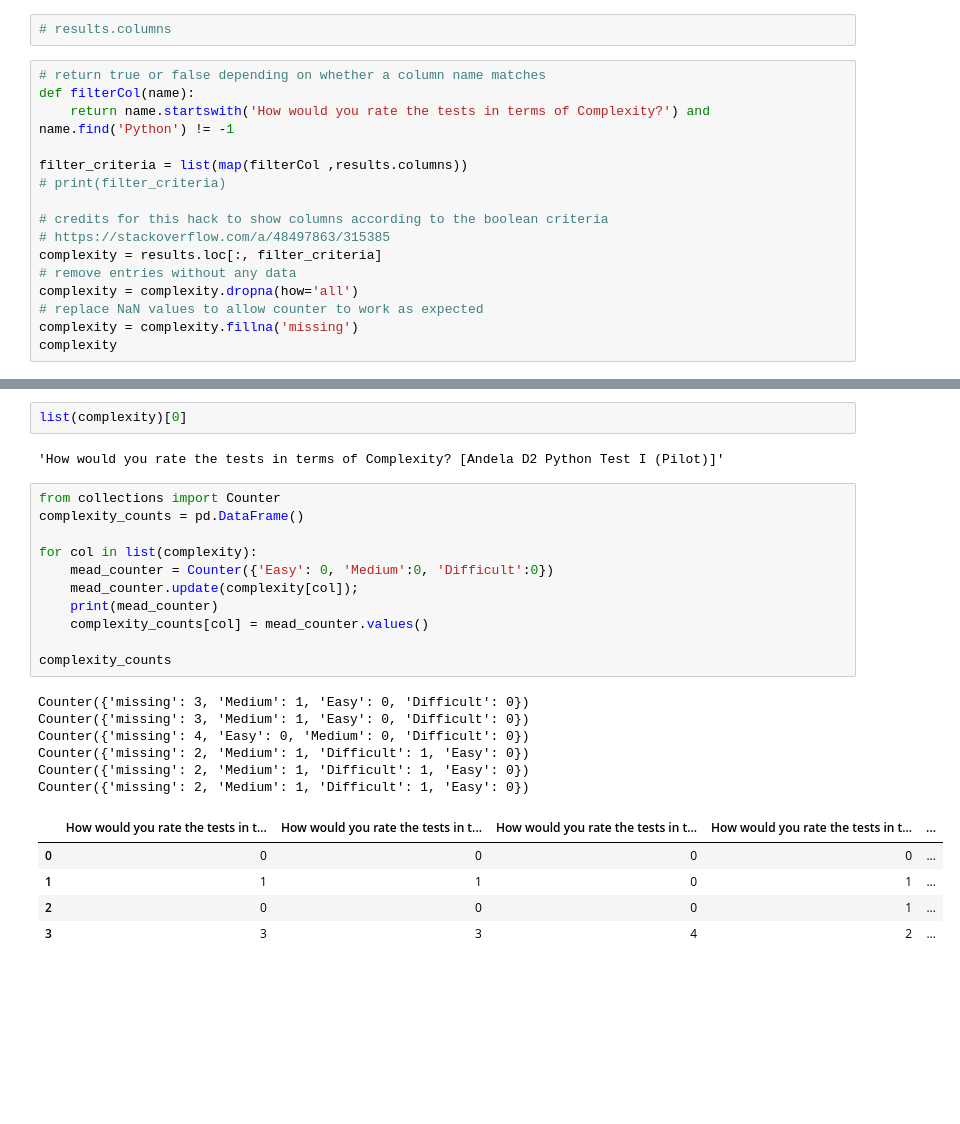
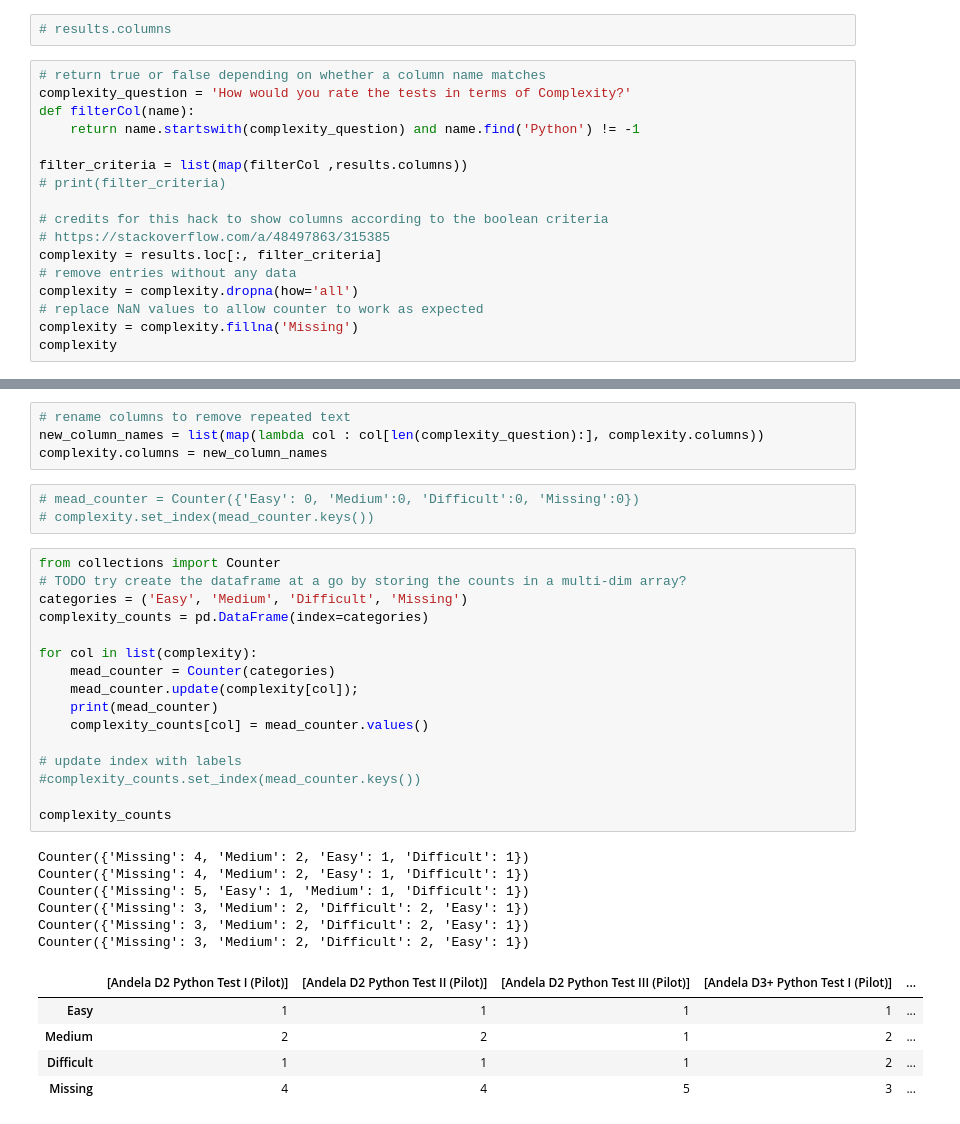
Before and after one commit to ericnjogu/hacker-rank-analysis, a Jupyter notebook: python-results.ipynb, the cells around one changed output, grey strips where cells are left out. Drawn from its saved outputs; the diff is of its cells as text; blank space fills up the shorter version.

```diff
--- a/python-results.ipynb
+++ b/python-results.ipynb
@@ -19,8 +19,9 @@ results.head()
 # results.columns
 # %%
 # return true or false depending on whether a column name matches
+complexity_question = 'How would you rate the tests in terms of Complexity?'
 def filterCol(name):
-    return name.startswith('How would you rate the tests in terms of Complexity?') and name.find('Python') != -1
+    return name.startswith(complexity_question) and name.find('Python') != -1
 
 filter_criteria = list(map(filterCol ,results.columns))
 # print(filter_criteria)
@@ -31,7 +32,7 @@ complexity = results.loc[:, filter_criteria]
 # remove entries without any data
 complexity = complexity.dropna(how='all')
 # replace NaN values to allow counter to work as expected
-complexity = complexity.fillna('missing')
+complexity = complexity.fillna('Missing')
 complexity
 # %% [output]
 |  | How would you rate the tests in t... | How would you rate the tests in t... | How would you rate the tests in t... | How would you rate the tests in t... | ... |
@@ -42,30 +43,38 @@ complexity
-# %%
-list(complexity)[0]
-# %% [output]
-'How would you rate the tests in terms of Complexity? [Andela D2 Python Test I (Pilot)]'
+# %%
+# rename columns to remove repeated text
+new_column_names = list(map(lambda col : col[len(complexity_question):], complexity.columns))
+complexity.columns = new_column_names
+# %%
+# mead_counter = Counter({'Easy': 0, 'Medium':0, 'Difficult':0, 'Missing':0})
+# complexity.set_index(mead_counter.keys())
 # %%
 from collections import Counter
-complexity_counts = pd.DataFrame()
+# TODO try create the dataframe at a go by storing the counts in a multi-dim array?
+categories = ('Easy', 'Medium', 'Difficult', 'Missing')
+complexity_counts = pd.DataFrame(index=categories)
 
 for col in list(complexity):
-    mead_counter = Counter({'Easy': 0, 'Medium':0, 'Difficult':0})
+    mead_counter = Counter(categories)
     mead_counter.update(complexity[col]);
     print(mead_counter)
     complexity_counts[col] = mead_counter.values()
 
+# update index with labels
+#complexity_counts.set_index(mead_counter.keys())
+
 complexity_counts
 # %% [output]
-Counter({'missing': 3, 'Medium': 1, 'Easy': 0, 'Difficult': 0})
-Counter({'missing': 3, 'Medium': 1, 'Easy': 0, 'Difficult': 0})
-Counter({'missing': 4, 'Easy': 0, 'Medium': 0, 'Difficult': 0})
-Counter({'missing': 2, 'Medium': 1, 'Difficult': 1, 'Easy': 0})
-Counter({'missing': 2, 'Medium': 1, 'Difficult': 1, 'Easy': 0})
-Counter({'missing': 2, 'Medium': 1, 'Difficult': 1, 'Easy': 0})
+Counter({'Missing': 4, 'Medium': 2, 'Easy': 1, 'Difficult': 1})
+Counter({'Missing': 4, 'Medium': 2, 'Easy': 1, 'Difficult': 1})
+Counter({'Missing': 5, 'Easy': 1, 'Medium': 1, 'Difficult': 1})
+Counter({'Missing': 3, 'Medium': 2, 'Difficult': 2, 'Easy': 1})
+Counter({'Missing': 3, 'Medium': 2, 'Difficult': 2, 'Easy': 1})
+Counter({'Missing': 3, 'Medium': 2, 'Difficult': 2, 'Easy': 1})
-|  | How would you rate the tests in t... | How would you rate the tests in t... | How would you rate the tests in t... | How would you rate the tests in t... | ... |
-| 0 | 0 | 0 | 0 | 0 | ... |
-| 1 | 1 | 1 | 0 | 1 | ... |
-| 2 | 0 | 0 | 0 | 1 | ... |
-| 3 | 3 | 3 | 4 | 2 | ... |
+|  | [Andela D2 Python Test I (Pilot)] | [Andela D2 Python Test II (Pilot)] | [Andela D2 Python Test III (Pilot)] | [Andela D3+ Python Test I (Pilot)] | ... |
+| Easy | 1 | 1 | 1 | 1 | ... |
+| Medium | 2 | 2 | 1 | 2 | ... |
+| Difficult | 1 | 1 | 1 | 2 | ... |
+| Missing | 4 | 4 | 5 | 3 | ... |
 # %%
 import matplotlib.pyplot as plt
 plt.close('all')
```
Also changed, not shown: parts of 2 cells of this notebook.
